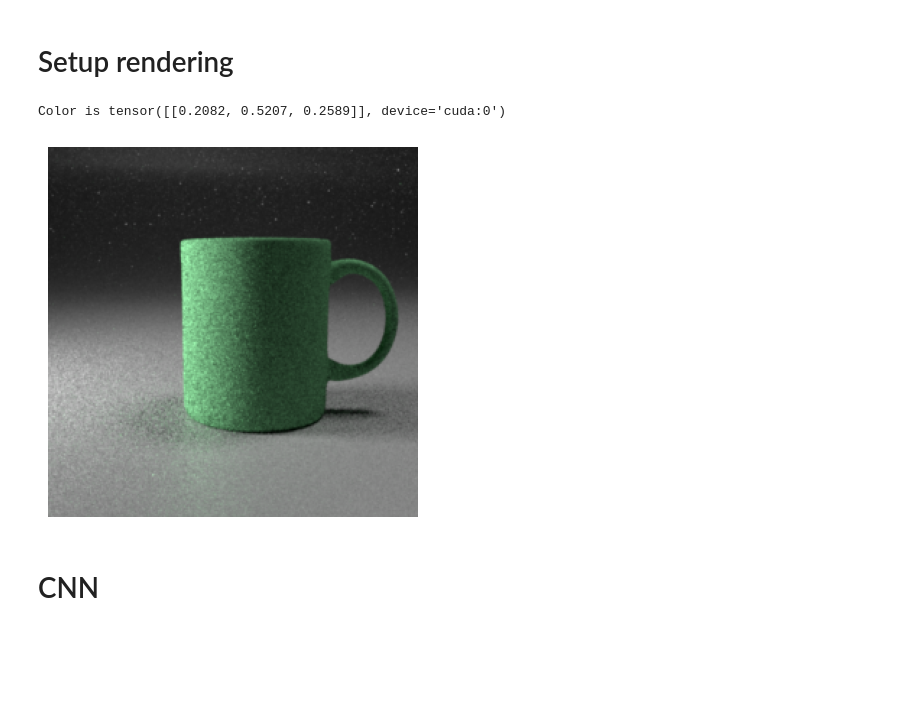
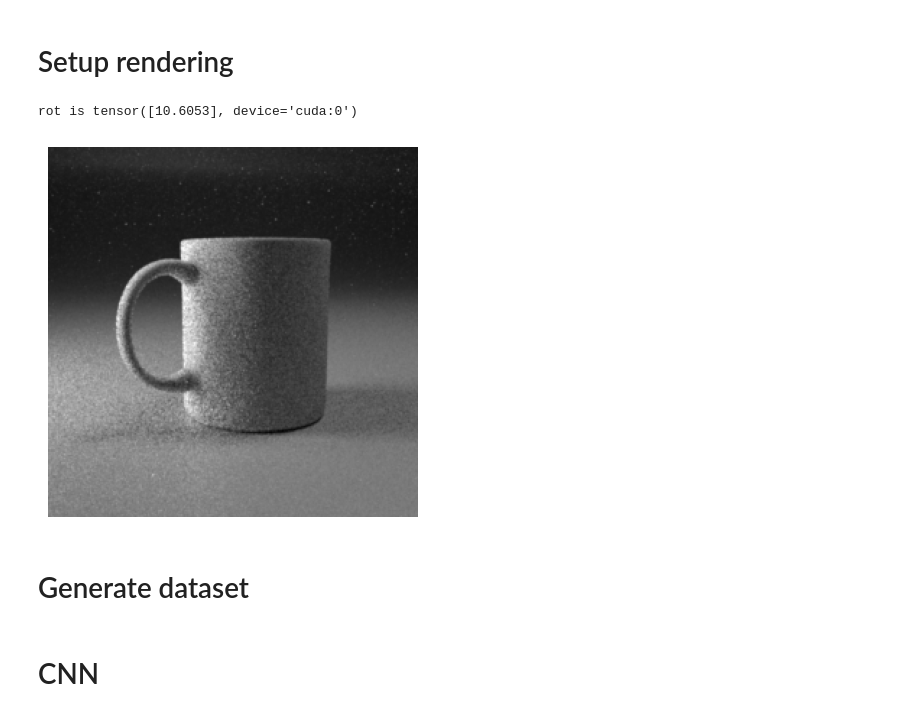
Before and after one commit to wangzican/prdpt2024, a Jupyter notebook: code/training_cnn.ipynb, the cells around one changed output. Saved outputs shown, nothing was run; the diff lists cells and outputs as text; code cells hidden in the pictures; blank space fills up the shorter version.

```diff
--- a/code/training_cnn.ipynb
+++ b/code/training_cnn.ipynb
@@ -58,7 +59,8 @@ def setup_coffecup_scene(hparams):
     mat_pos_id = 'PLYMesh_1.vertex_positions' # rotation
     mat_color_id = 'mat-Mug.brdf_0.reflectance.value' # color
     initial_vertex_positions = dr.unravel(mi.Point3f, params[mat_pos_id])
-    mat_id = mat_color_id
+    # mat_id = mat_color_id
+    mat_id = mat_pos_id
     return scene, params, mat_id, initial_vertex_positions
 
 def image_for_plotting(img):
@@ -79,38 +81,49 @@ hparams = {'resx': 256,
             'initial_translation': [9],
             'gt_translation': [0],
             'integrator': 'path',
             'max_depth': 6,
             'reparam_max_depth': 2}
 
 scene, params, mat_id, initial_vertex_positions = setup_coffecup_scene(hparams) # rotation
 
 ctx_args = {'scene': scene, 'params': params, 'spp': hparams['render_spp'],                     # rendering
             'init_vpos': initial_vertex_positions, 'mat_id': mat_id, #'update_fn': update_fn,    # rendering
             'sampler': 'importance', 'antithetic': True, 'nsamples': hparams['nsamples'],       # ours
             'sigma': hparams['sigma'], 'device': device}
 
 # gt_rot = torch.rand((1,)).to(device) * 9
 # gt_color = torch.rand((3,)).to(device)
 
 # generate input image
 # reference_image = get_mts_rendering(gt_rot, update_fn, ctx_args)
 # reference_image = get_mts_rendering(gt_color, apply_color, ctx_args)
 
-def gen_data(device='cuda'):
+def gen_data(gt_param=None, device='cuda'):
     '''
     generate gt data and reference image
     '''
-    gt_color = torch.rand((1,3)).to(device)
-    reference_image = get_mts_rendering(gt_color, apply_color, ctx_args)
+    # gt_color = torch.rand((1,3)).to(device)
+    if gt_param is None:
+        gt_param = torch.rand((1,)).to(device) * 5 + 7
+    # reference_image = get_mts_rendering(gt_color, apply_color, ctx_args)
+    reference_image = get_mts_rendering(gt_param, apply_rotation, ctx_args)
     reference_image = reference_image.permute(2, 0, 1)
-    return gt_color, reference_image
+    return gt_param, reference_image
 
-gt_color, reference_image = gen_data()
-print(f'Color is {gt_color}')
+# gt_color, reference_image = gen_data()
+# print(f'Color is {gt_color}')
+# reference_image = image_for_plotting(reference_image)
+# plt.imshow(reference_image)
+# plt.axis('off')
+# plt.show()
+gt_rot, reference_image = gen_data()
+print(f'rot is {gt_rot}')
 reference_image = image_for_plotting(reference_image)
 plt.imshow(reference_image)
 plt.axis('off')
 plt.show()
 # %% [output]
-Color is tensor([[0.2082, 0.5207, 0.2589]], device='cuda:0')
+rot is tensor([10.6053], device='cuda:0')
-[figure, old version]
+[figure, new version]
+# %% [markdown]
+# Generate dataset
```
Also changed, not shown: parts of 14 cells of this notebook, 1 other file.
